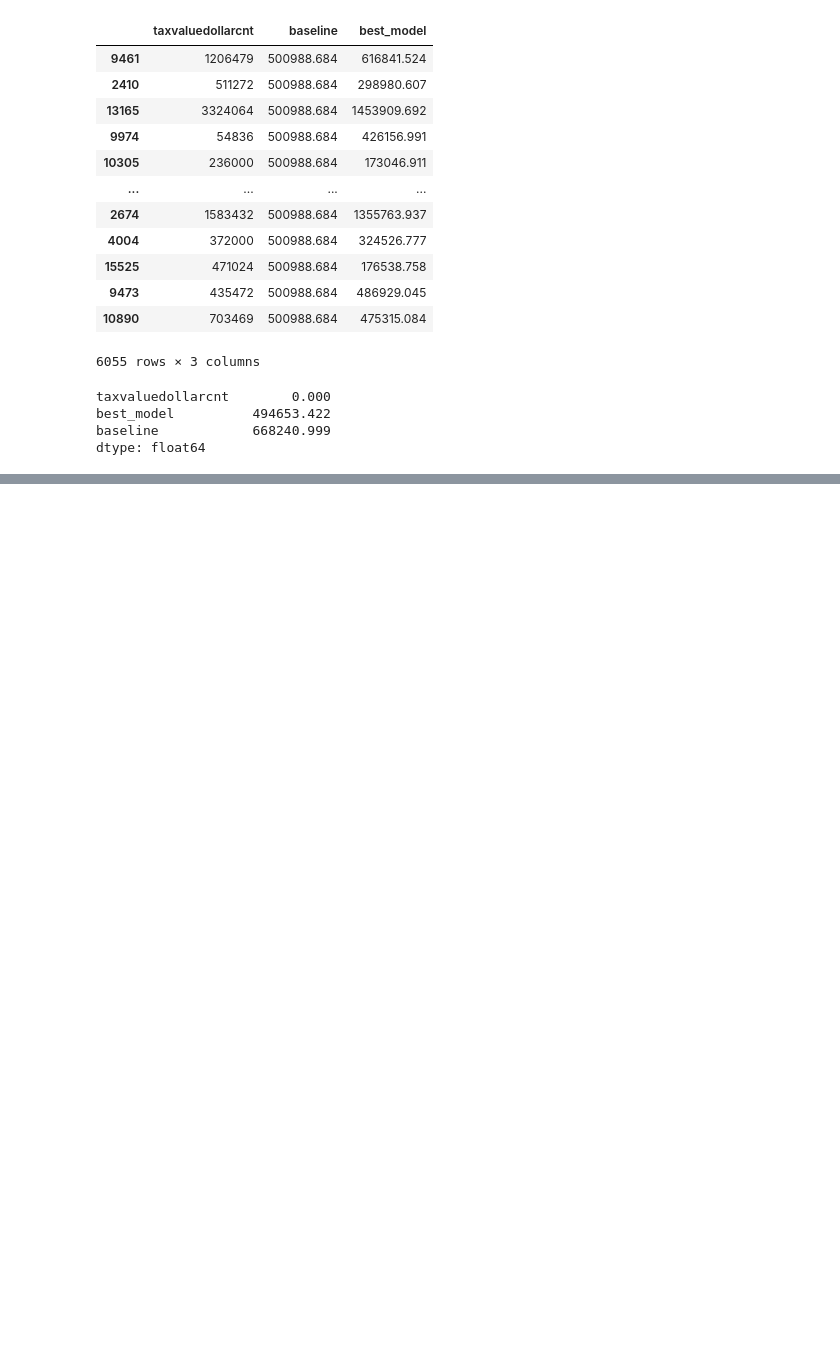
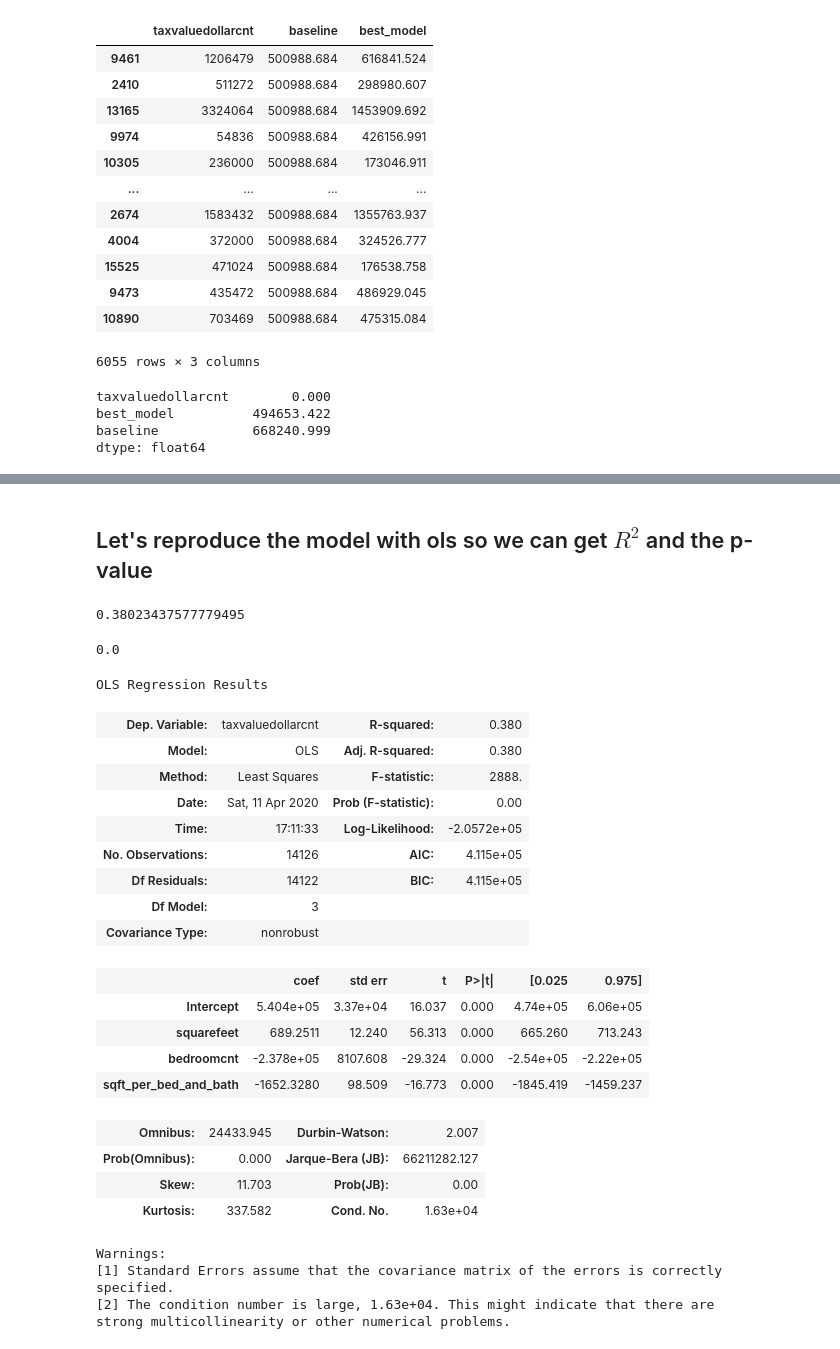
Before and after one commit to RyanMcCall/zillow_ds, a Jupyter notebook: modeling.ipynb, the cells around one changed output, grey strips where cells are left out. Cells and saved outputs as stored; diff of their text form; code cells hidden in the pictures; blank space fills up the shorter version.

```diff
--- a/modeling.ipynb
+++ b/modeling.ipynb
@@ -396,0 +416,39 @@ zplot_residuals(predictions.taxvaluedollarcnt, predictions.best_model)
+# %% [markdown]
+## Let's reproduce the model with ols so we can get $R^2$ and the p-value
+# %%
+ols_model = ols('taxvaluedollarcnt ~ squarefeet + bedroomcnt + sqft_per_bed_and_bath', data=train).fit()
+# %%
+r2 = ols_model.rsquared
+r2
+# %% [output]
+0.38023437577779495
+# %%
+ols_model.f_pvalue
+# %% [output]
+0.0
+# %%
+ols_model.summary()
+# %% [output]
+OLS Regression Results
+| Dep. Variable: | taxvaluedollarcnt | R-squared: | 0.380 |
+| Model: | OLS | Adj. R-squared: | 0.380 |
+| Method: | Least Squares | F-statistic: | 2888. |
+| Date: | Sat, 11 Apr 2020 | Prob (F-statistic): | 0.00 |
+| Time: | 17:11:33 | Log-Likelihood: | -2.0572e+05 |
+| No. Observations: | 14126 | AIC: | 4.115e+05 |
+| Df Residuals: | 14122 | BIC: | 4.115e+05 |
+| Df Model: | 3 |  |  |
+| Covariance Type: | nonrobust |  |  |
+|  | coef | std err | t | P>|t| | [0.025 | 0.975] |
+| Intercept | 5.404e+05 | 3.37e+04 | 16.037 | 0.000 | 4.74e+05 | 6.06e+05 |
+| squarefeet | 689.2511 | 12.240 | 56.313 | 0.000 | 665.260 | 713.243 |
+| bedroomcnt | -2.378e+05 | 8107.608 | -29.324 | 0.000 | -2.54e+05 | -2.22e+05 |
+| sqft_per_bed_and_bath | -1652.3280 | 98.509 | -16.773 | 0.000 | -1845.419 | -1459.237 |
+| Omnibus: | 24433.945 | Durbin-Watson: | 2.007 |
+| Prob(Omnibus): | 0.000 | Jarque-Bera (JB): | 66211282.127 |
+| Skew: | 11.703 | Prob(JB): | 0.00 |
+| Kurtosis: | 337.582 | Cond. No. | 1.63e+04 |
+Warnings:
+[1] Standard Errors assume that the covariance matrix of the errors is correctly specified.
+[2] The condition number is large, 1.63e+04. This might indicate that there are
+strong multicollinearity or other numerical problems.
```
Also changed, not shown: parts of 6 cells of this notebook.
